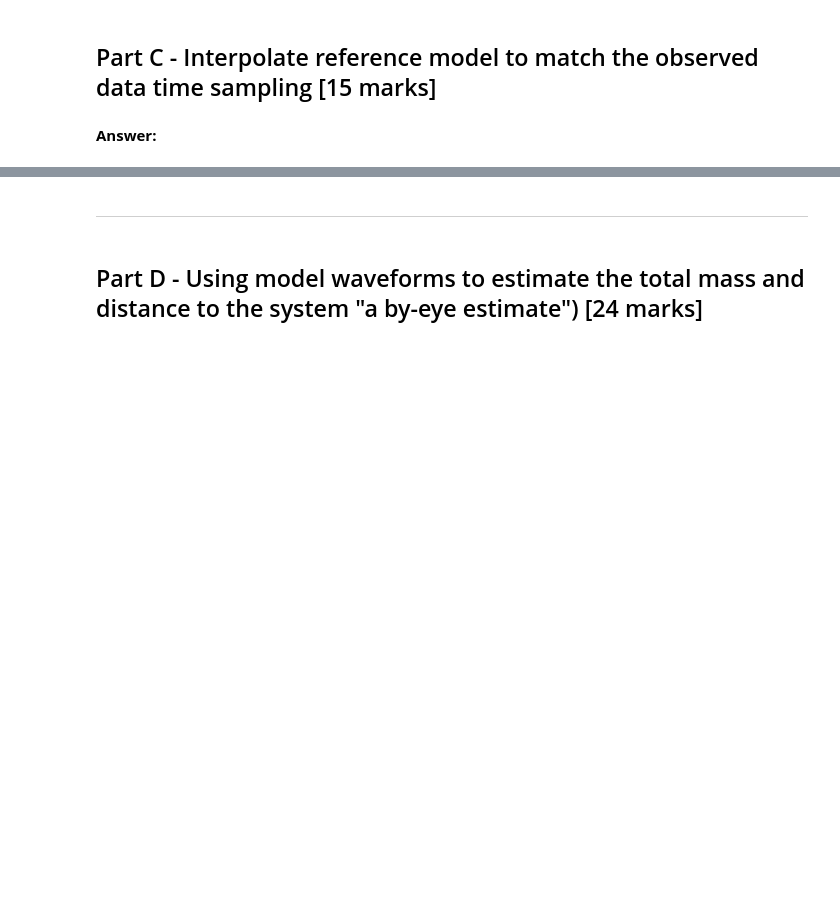
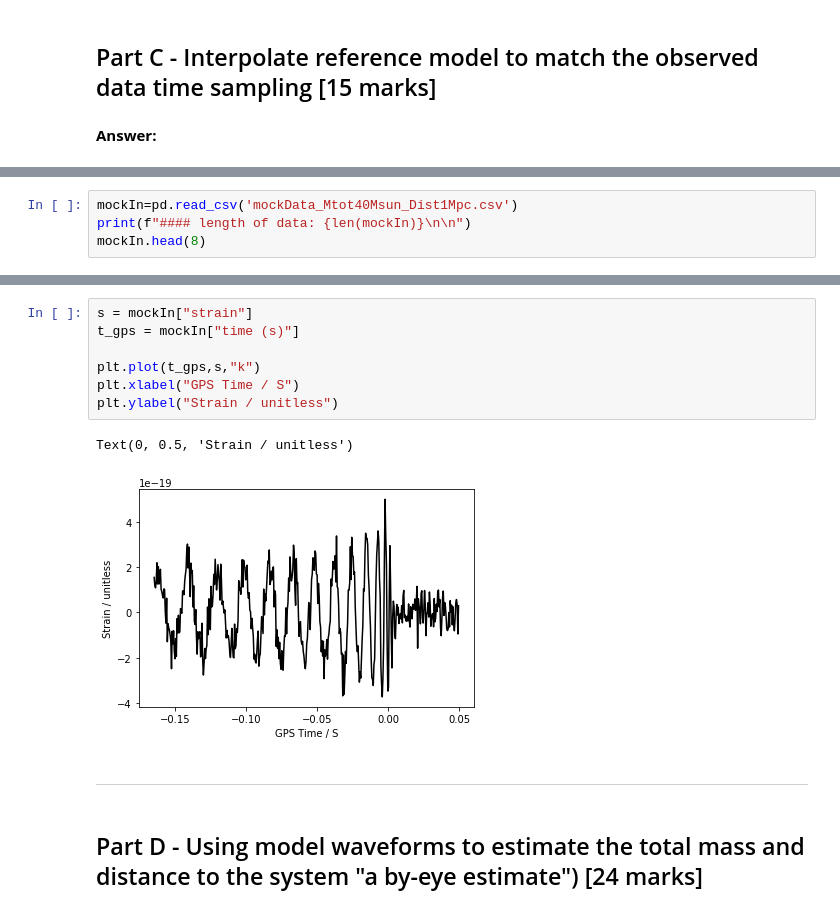
Before and after one commit to Clarke-Jools-36/DataAnalysis22, a Jupyter notebook: CA2_1903779.ipynb, the cells around one changed output, grey strips where cells are left out. Saved outputs shown, nothing was run; the diff lists cells and outputs as text; blank space fills up the shorter version.

```diff
--- a/CA2_1903779.ipynb
+++ b/CA2_1903779.ipynb
@@ -222,0 +238,4 @@ Your answer here
+# %%
+mockIn=pd.read_csv('mockData_Mtot40Msun_Dist1Mpc.csv')
+print(f"#### length of data: {len(mockIn)}\n\n")
+mockIn.head(8)
@@ -223,3 +253,13 @@ Your answer here
+# %%
+s = mockIn["strain"]
+t_gps = mockIn["time (s)"]
+
+plt.plot(t_gps,s,"k")
+plt.xlabel("GPS Time / S")
+plt.ylabel("Strain / unitless")
+# %% [output]
+Text(0, 0.5, 'Strain / unitless')
+[figure, added]
 # %% [markdown]
 ***
 # %% [markdown]
```
Also changed, not shown: parts of 5 cells of this notebook.
